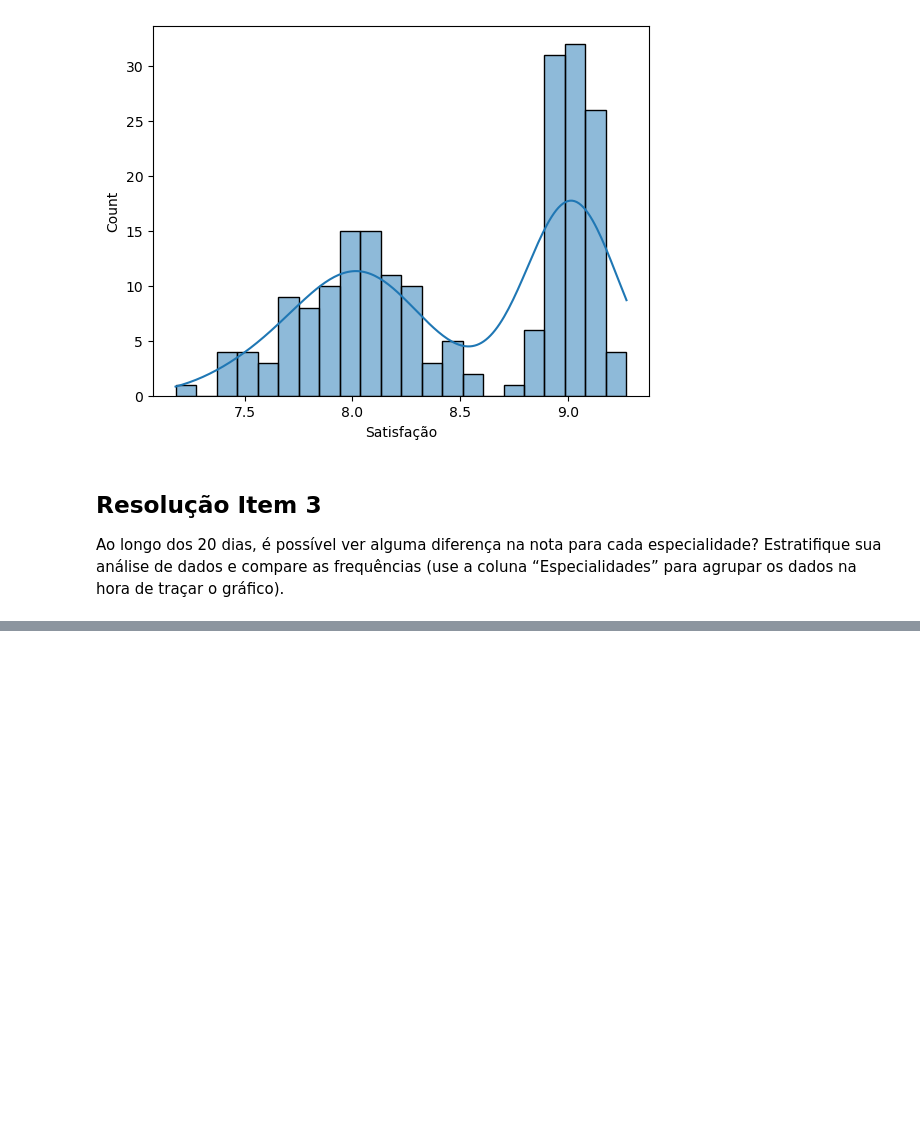
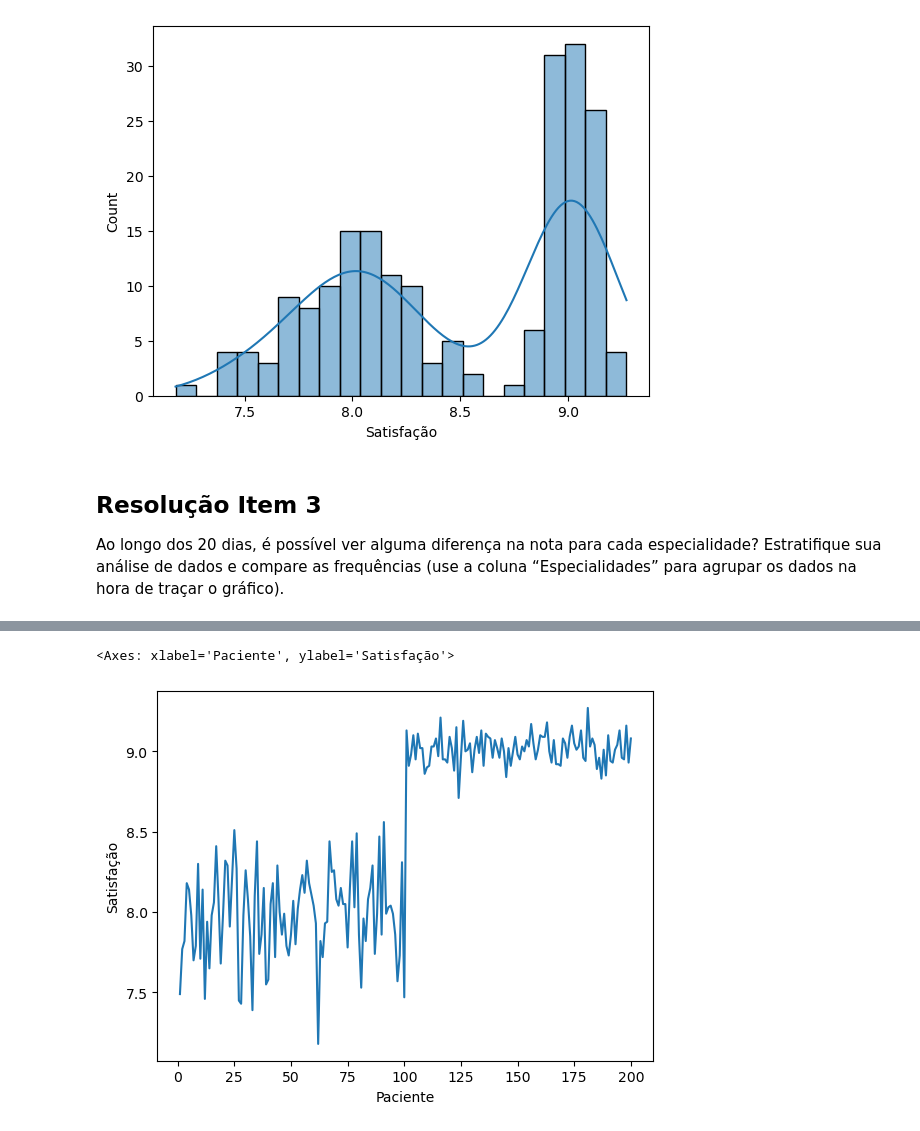
Before and after one commit to ThgMelo/greenbelt, a Jupyter notebook: Exercício 2/Exercício 2.ipynb, the cells around one changed output, grey strips where cells are left out. Saved outputs shown, nothing was run; the diff lists cells and outputs as text; code cells hidden in the pictures; blank space fills up the shorter version.

```diff
--- a/Exercício 2/Exercício 2.ipynb
+++ b/Exercício 2/Exercício 2.ipynb
@@ -92,0 +96,5 @@ sns.histplot(data=dados_melt, x="valor", hue="Especialidade", bins = 22, multipl
+# %%
+sns.lineplot(data=dados, x="Paciente", y="Satisfação")
+# %% [output]
+<Axes: xlabel='Paciente', ylabel='Satisfação'>
+[figure, added]
```
Also changed, not shown: parts of 25 cells of this notebook.
